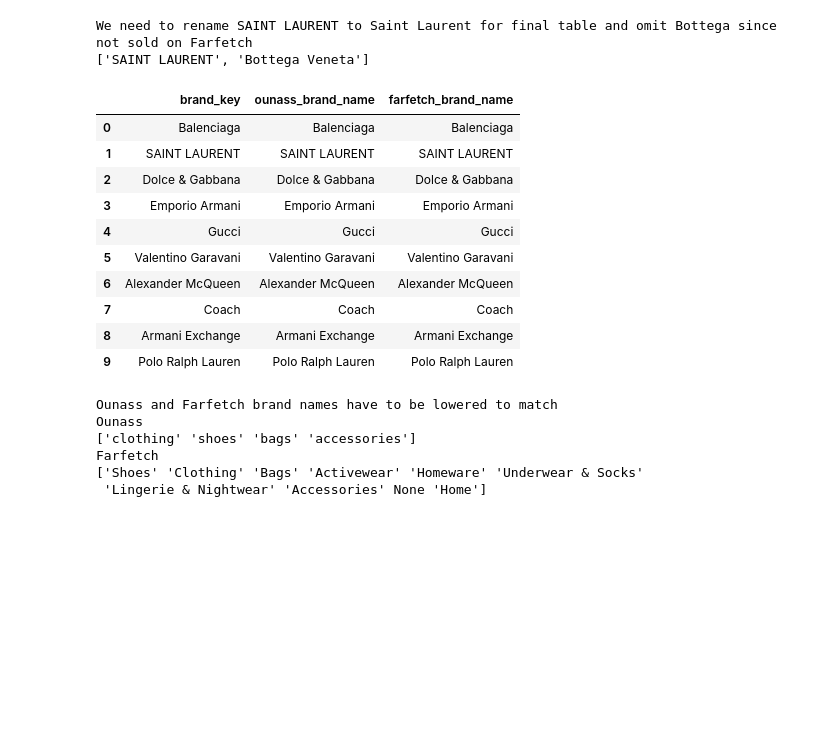
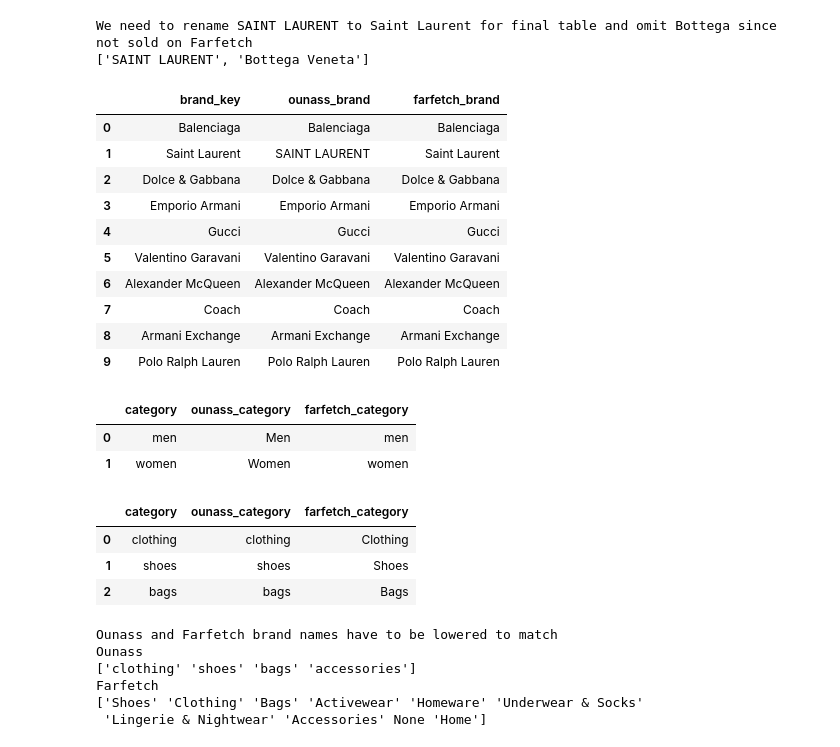
Before and after one commit to tareklel/ecommerce-scrape-etl-pipeline, a Jupyter notebook: eda/datasets-eda.ipynb, the cells around one changed output. Saved outputs shown, nothing was run; the diff lists cells and outputs as text; code cells hidden in the pictures; blank space fills up the shorter version.

Commit message:
Added dim tables to resources

```diff
--- a/eda/datasets-eda.ipynb
+++ b/eda/datasets-eda.ipynb
@@ -203,25 +203,45 @@ print([x for x in top_ounass if x not in farfetch.brand.unique()])
 # %% [output]
 We need to rename SAINT LAURENT to Saint Laurent for final table and omit Bottega since not sold on Farfetch
 ['SAINT LAURENT', 'Bottega Veneta']
-# %%
-brand_key = pd.DataFrame()
-brand_key['brand_key'] = [x for x in top_ounass if x != 'Bottega Veneta']
-brand_key['ounass_brand_name'] = [x for x in top_ounass if x != 'Bottega Veneta']
-brand_key['farfetch_brand_name'] = [x.replace('Saint Laurent', 'SAINT LAURENT') for x in top_ounass \
-                                    if x != 'Bottega Veneta']
-brand_key
-# %% [output]
-|  | brand_key | ounass_brand_name | farfetch_brand_name |
-| 0 | Balenciaga | Balenciaga | Balenciaga |
-| 1 | SAINT LAURENT | SAINT LAURENT | SAINT LAURENT |
-| 2 | Dolce & Gabbana | Dolce & Gabbana | Dolce & Gabbana |
-| 3 | Emporio Armani | Emporio Armani | Emporio Armani |
-| 4 | Gucci | Gucci | Gucci |
-| 5 | Valentino Garavani | Valentino Garavani | Valentino Garavani |
-| 6 | Alexander McQueen | Alexander McQueen | Alexander McQueen |
-| 7 | Coach | Coach | Coach |
-| 8 | Armani Exchange | Armani Exchange | Armani Exchange |
-| 9 | Polo Ralph Lauren | Polo Ralph Lauren | Polo Ralph Lauren |
+# %%
+brand_key = pd.DataFrame()
+brand_key['brand_key'] = [x.replace('SAINT LAURENT', 'Saint Laurent') for x in top_ounass if x != 'Bottega Veneta']
+brand_key['ounass_brand'] = [x for x in top_ounass if x != 'Bottega Veneta']
+brand_key['farfetch_brand'] = brand_key['brand_key']
+brand_key
+# %% [output]
+|  | brand_key | ounass_brand | farfetch_brand |
+| 0 | Balenciaga | Balenciaga | Balenciaga |
+| 1 | Saint Laurent | SAINT LAURENT | Saint Laurent |
+| 2 | Dolce & Gabbana | Dolce & Gabbana | Dolce & Gabbana |
+| 3 | Emporio Armani | Emporio Armani | Emporio Armani |
+| 4 | Gucci | Gucci | Gucci |
+| 5 | Valentino Garavani | Valentino Garavani | Valentino Garavani |
+| 6 | Alexander McQueen | Alexander McQueen | Alexander McQueen |
+| 7 | Coach | Coach | Coach |
+| 8 | Armani Exchange | Armani Exchange | Armani Exchange |
+| 9 | Polo Ralph Lauren | Polo Ralph Lauren | Polo Ralph Lauren |
+# %%
+gender_key = pd.DataFrame()
+gender_key['category'] = ['men', 'women']
+gender_key['ounass_category'] = ['Men', 'Women']
+gender_key['farfetch_category'] = ['men', 'women']
+gender_key
+# %% [output]
+|  | category | ounass_category | farfetch_category |
+| 0 | men | Men | men |
+| 1 | women | Women | women |
+# %%
+category_key = pd.DataFrame()
+category_key['category'] = ['clothing', 'shoes', 'bags']
+category_key['ounass_category'] = ['clothing', 'shoes', 'bags']
+category_key['farfetch_category'] = ['Clothing', 'Shoes', 'Bags']
+category_key
+# %% [output]
+|  | category | ounass_category | farfetch_category |
+| 0 | clothing | clothing | Clothing |
+| 1 | shoes | shoes | Shoes |
+| 2 | bags | bags | Bags |
 # %%
 print('Ounass and Farfetch brand names have to be lowered to match')
 print('Ounass')
```
Also changed, not shown: parts of 1 cell of this notebook, 3 other files.
